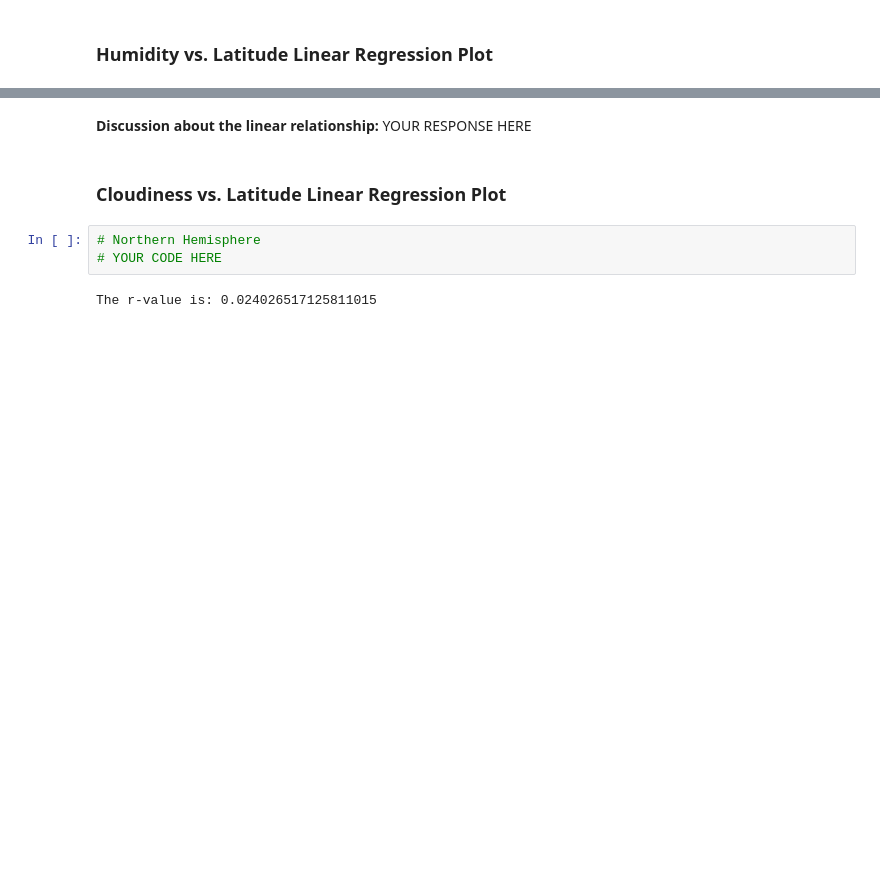
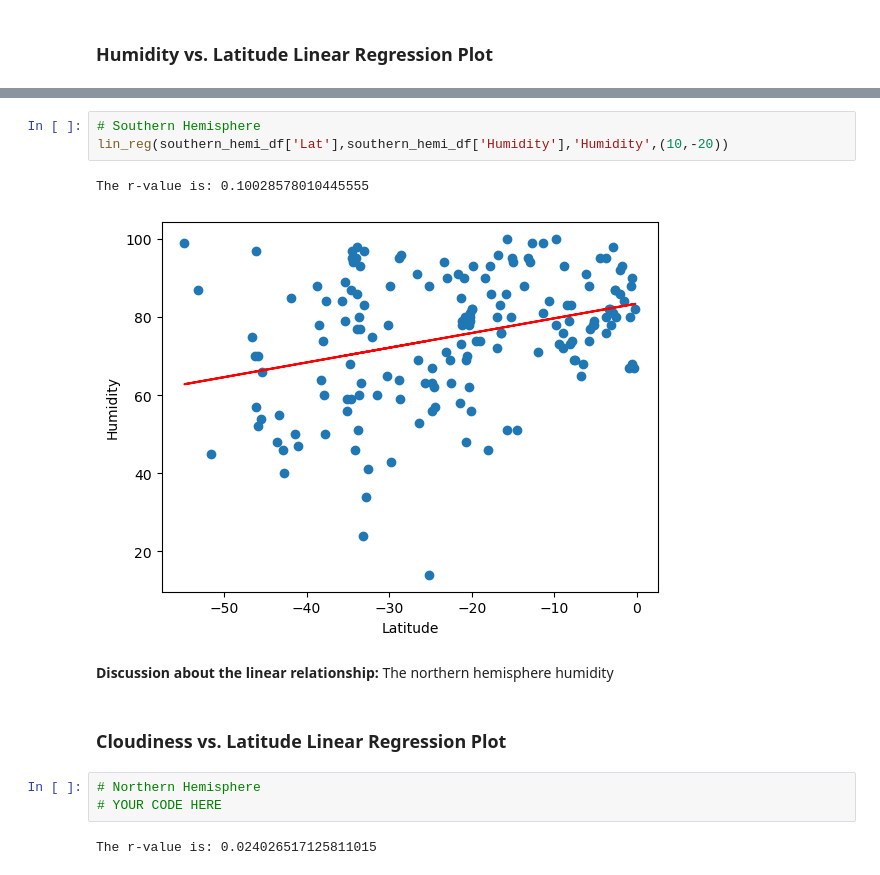
Before and after one commit to GabrielaCLopez/python-api-challenge, a Jupyter notebook: WeatherPy/WeatherPy.ipynb, the cells around one changed output, grey strips where cells are left out. Drawn from its saved outputs; the diff is of its cells as text; blank space fills up the shorter version.

```diff
--- a/WeatherPy/WeatherPy.ipynb
+++ b/WeatherPy/WeatherPy.ipynb
@@ -376,5 +370,11 @@ The r-value is: 0.0002808747046324607
+# %%
+# Southern Hemisphere
+lin_reg(southern_hemi_df['Lat'],southern_hemi_df['Humidity'],'Humidity',(10,-20))
+# %% [output]
+The r-value is: 0.10028578010445555
+[figure, added]
 # %% [markdown]
-**Discussion about the linear relationship:** YOUR RESPONSE HERE
+**Discussion about the linear relationship:** The northern hemisphere humidity
 # %% [markdown]
 ### Cloudiness vs. Latitude Linear Regression Plot
 # %%
```
Also changed, not shown: parts of 4 cells of this notebook.
